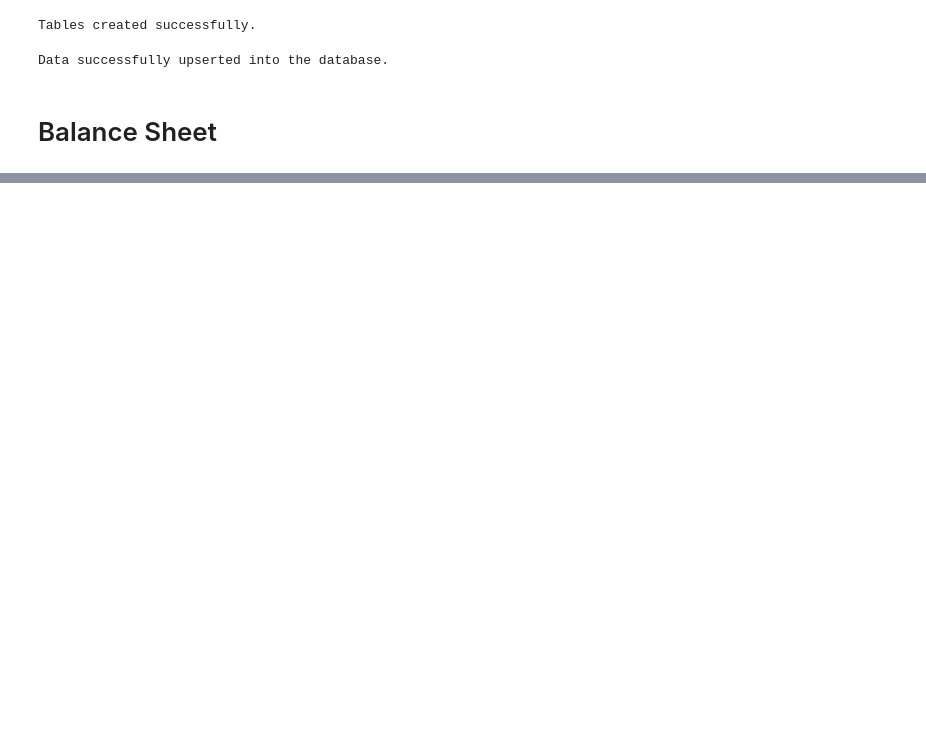
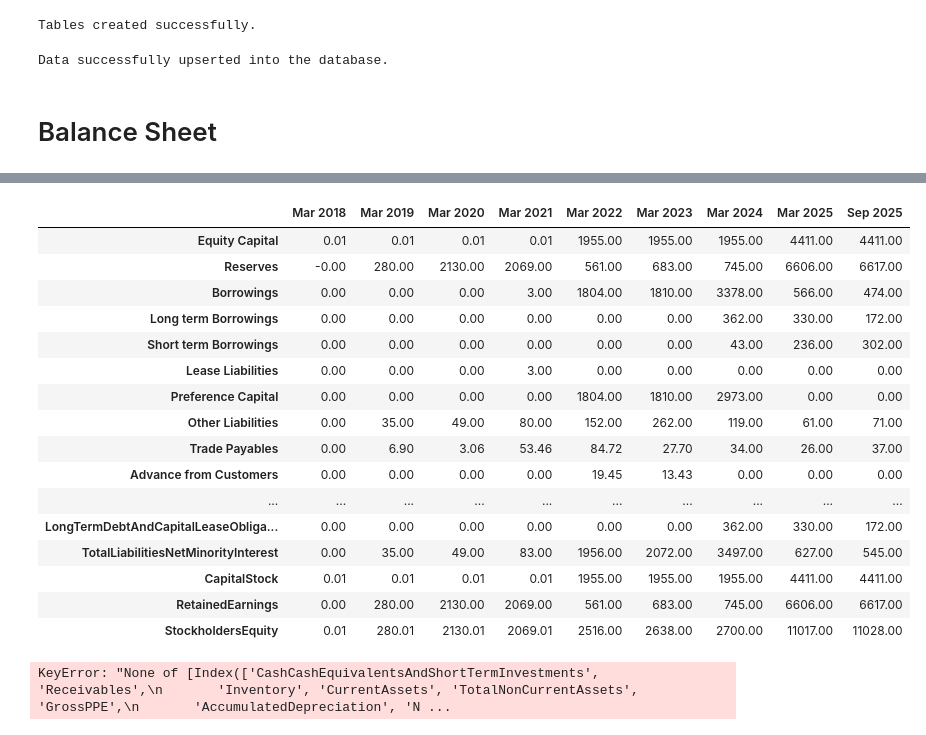
Before and after one commit to ashishmaharana188/financial_ETL_project, a Jupyter notebook: statementScrape.ipynb, the cells around one changed output, grey strips where cells are left out. Cells and saved outputs as stored; diff of their text form; code cells hidden in the pictures; blank space fills up the shorter version.

```diff
--- a/statementScrape.ipynb
+++ b/statementScrape.ipynb
@@ -691,4 +697,4 @@ if not use_yfinance and not alpha_vantage:
   #dfBalanceSheetQ = pd.DataFrame(get_screener_financials(tickerName.ticker, report_type='balance-sheet'))
   dfBalanceSheetY = pd.DataFrame(get_screener_financials(tickerName.ticker, report_type='balance-sheet'))
   #display(dfBalanceSheetQ)
-  display(dfBalanceSheetY)
+  display(dfBalanceSheetY.index)
@@ -695,23 +817,37 @@ if not use_yfinance and not alpha_vantage:
 # %%
-ittelson_balance_sheet_columns = [
-  #Assets
-  'CashCashEquivalentsAndShortTermInvestments',
-  'Receivables',
-  'Inventory',
-  'CurrentAssets',
-  'TotalNonCurrentAssets',
-  'GrossPPE',
-  'AccumulatedDepreciation',
-  'NetPPE',
-  'TotalAssets',
-  #Liabilities&Equity
-  'PayablesAndAccruedExpenses',
-  'CurrentDebtAndCapitalLeaseObligation',
-  'TotalTaxPayable',
-  'CurrentLiabilities',
-  'LongTermDebtAndCapitalLeaseObligation',
-  'TotalLiabilitiesNetMinorityInterest', #Current Liabilities + Long-Term Debt.
-  'CapitalStock',
-  'RetainedEarnings',
-  'StockholdersEquity'
-]
+display(dfBalanceSheetY)
+if alpha_vantage:
+  dfBalanceSheetY = dfBalanceSheetY.T.rename(columns=ittelson_screener_balance_sheet_map)
+  display(dfBalanceSheetY)
+  clean_yearly_balance_sheet = format_statement_for_db(dfBalanceSheetY, ittelson_balance_sheet_columns,tickerName.ticker)
+
+elif use_yfinance:
+
+  clean_quarterly_balance_sheet = format_statement_for_db(dfBalanceSheetQ, ittelson_balance_sheet_columns,tickerName.ticker, transpose=True)
+  clean_yearly_balance_sheet = format_statement_for_db(dfBalanceSheetY, ittelson_balance_sheet_columns,tickerName.ticker, transpose=True)
+  display(clean_quarterly_balance_sheet)
+  display(clean_yearly_balance_sheet)
+
+else:
+  dfB_Y = dfBalanceSheetY.T.rename(columns=screener_to_ittelsons_col_map)
+  clean_quarterly_balance_sheet = format_statement_for_db(dfB_Y, ittelson_balance_sheet_columns, tickerName.ticker)
+  display(clean_quarterly_balance_sheet)
+# %% [output]
+|  | Mar 2018 | Mar 2019 | Mar 2020 | Mar 2021 | Mar 2022 | Mar 2023 | Mar 2024 | Mar 2025 | Sep 2025 |
+| Equity Capital | 0.01 | 0.01 | 0.01 | 0.01 | 1955.00 | 1955.00 | 1955.00 | 4411.00 | 4411.00 |
+| Reserves | -0.00 | 280.00 | 2130.00 | 2069.00 | 561.00 | 683.00 | 745.00 | 6606.00 | 6617.00 |
+| Borrowings | 0.00 | 0.00 | 0.00 | 3.00 | 1804.00 | 1810.00 | 3378.00 | 566.00 | 474.00 |
+| Long term Borrowings | 0.00 | 0.00 | 0.00 | 0.00 | 0.00 | 0.00 | 362.00 | 330.00 | 172.00 |
+| Short term Borrowings | 0.00 | 0.00 | 0.00 | 0.00 | 0.00 | 0.00 | 43.00 | 236.00 | 302.00 |
+| Lease Liabilities | 0.00 | 0.00 | 0.00 | 3.00 | 0.00 | 0.00 | 0.00 | 0.00 | 0.00 |
+| Preference Capital | 0.00 | 0.00 | 0.00 | 0.00 | 1804.00 | 1810.00 | 2973.00 | 0.00 | 0.00 |
+| Other Liabilities | 0.00 | 35.00 | 49.00 | 80.00 | 152.00 | 262.00 | 119.00 | 61.00 | 71.00 |
+| Trade Payables | 0.00 | 6.90 | 3.06 | 53.46 | 84.72 | 27.70 | 34.00 | 26.00 | 37.00 |
+| Advance from Customers | 0.00 | 0.00 | 0.00 | 0.00 | 19.45 | 13.43 | 0.00 | 0.00 | 0.00 |
+| ... | ... | ... | ... | ... | ... | ... | ... | ... | ... |
+| LongTermDebtAndCapitalLeaseObliga... | 0.00 | 0.00 | 0.00 | 0.00 | 0.00 | 0.00 | 362.00 | 330.00 | 172.00 |
+| TotalLiabilitiesNetMinorityInterest | 0.00 | 35.00 | 49.00 | 83.00 | 1956.00 | 2072.00 | 3497.00 | 627.00 | 545.00 |
+| CapitalStock | 0.01 | 0.01 | 0.01 | 0.01 | 1955.00 | 1955.00 | 1955.00 | 4411.00 | 4411.00 |
+| RetainedEarnings | 0.00 | 280.00 | 2130.00 | 2069.00 | 561.00 | 683.00 | 745.00 | 6606.00 | 6617.00 |
+| StockholdersEquity | 0.01 | 280.01 | 2130.01 | 2069.01 | 2516.00 | 2638.00 | 2700.00 | 11017.00 | 11028.00 |
+KeyError: "None of [Index(['CashCashEquivalentsAndShortTermInvestments', 'Receivables',\n       'Inventory', 'CurrentAssets', 'TotalNonCurrentAssets', 'GrossPPE',\n       'AccumulatedDepreciation', 'N ...
```
Also changed, not shown: parts of 14 cells of this notebook.
